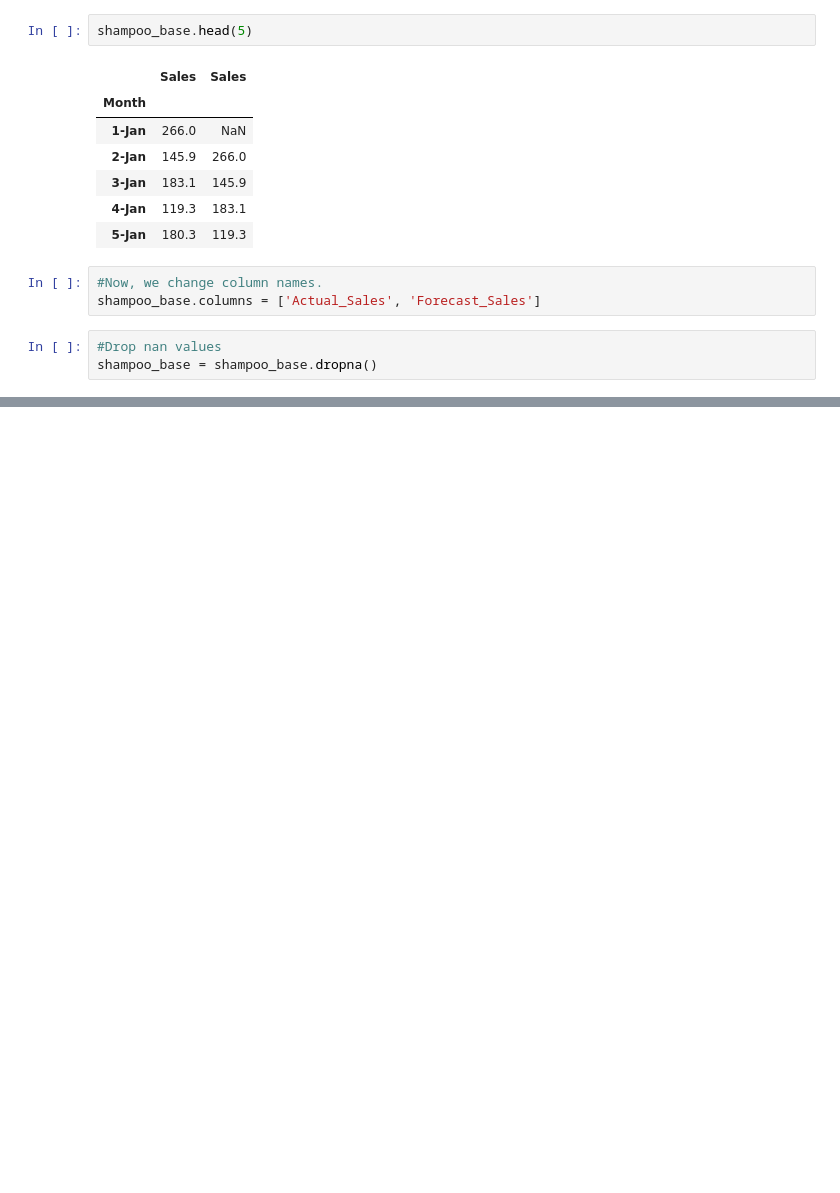
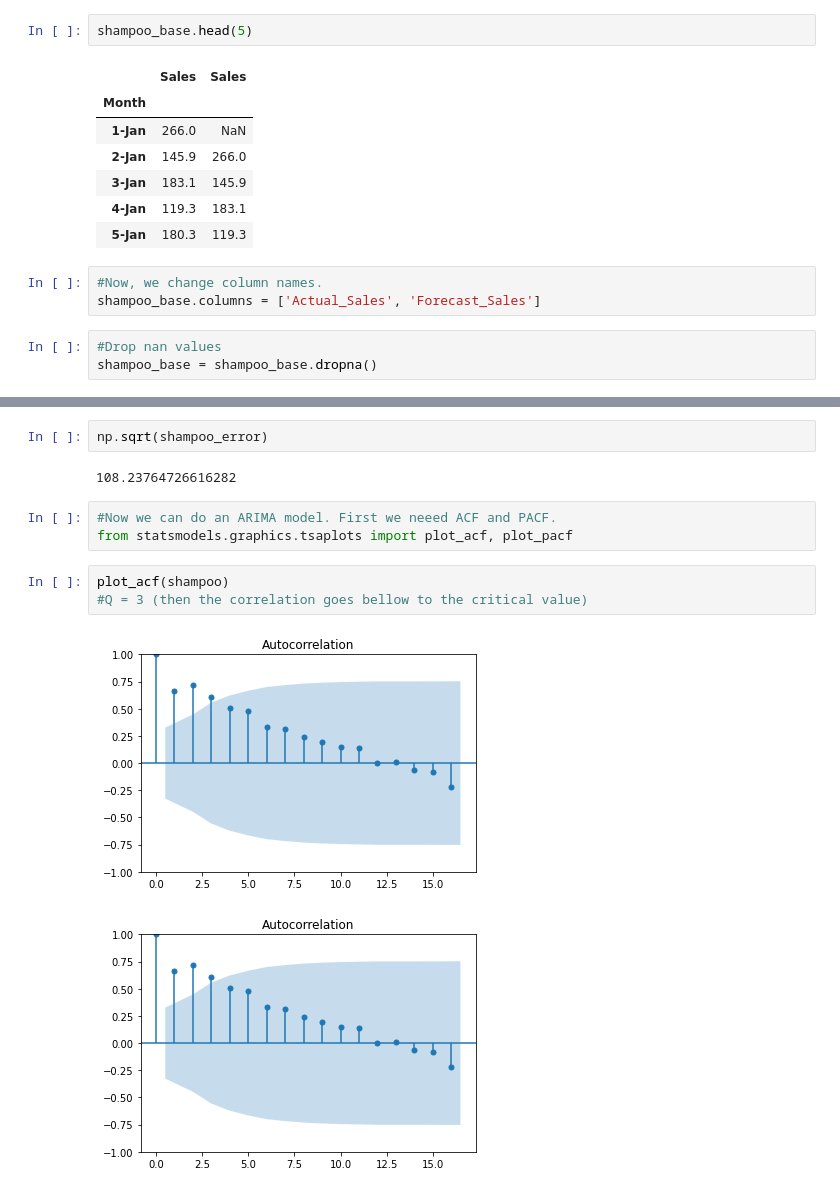
Before and after one commit to eeeds/Projects, a Jupyter notebook: Project7-TimeSeriesForecasting.ipynb, the cells around one changed output, grey strips where cells are left out. Cells and saved outputs as stored; diff of their text form; blank space fills up the shorter version.

```diff
--- a/Project7-TimeSeriesForecasting.ipynb
+++ b/Project7-TimeSeriesForecasting.ipynb
@@ -79,0 +86,13 @@ shampoo_base = shampoo_base.dropna()
+# %%
+np.sqrt(shampoo_error)
+# %% [output]
+108.23764726616282
+# %%
+#Now we can do an ARIMA model. First we neeed ACF and PACF.
+from statsmodels.graphics.tsaplots import plot_acf, plot_pacf
+# %%
+plot_acf(shampoo)
+#Q = 3 (then the correlation goes bellow to the critical value)
+# %% [output]
+[figure, added]
+[figure, added]
```
Also changed, not shown: parts of 10 cells of this notebook.
